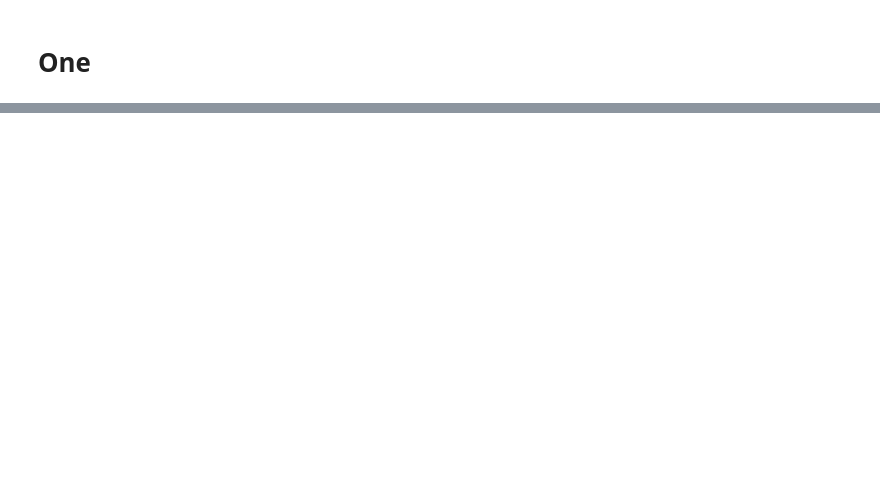
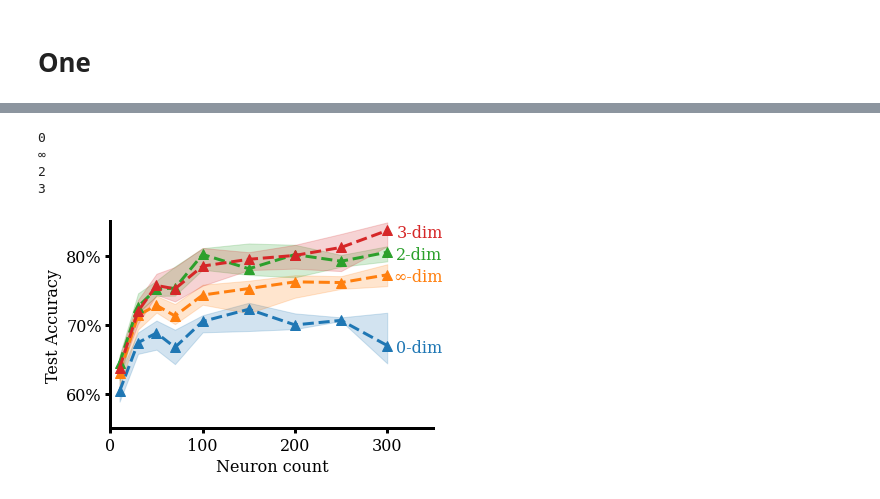
Before and after one commit to llandsmeer/spatial_snns, a Jupyter notebook: Plot.ipynb, the cells around one changed output, grey strips where cells are left out. Drawn from its saved outputs; the diff is of its cells as text; code cells hidden in the pictures; blank space fills up the shorter version.

```diff
--- a/Plot.ipynb
+++ b/Plot.ipynb
@@ -110,0 +92,63 @@ plt.legend()
+# %%
+take = [
+    '0', 'inf', '2', '3'
+    ]
+
+finalnormal = final[final.net.isin(take)]
+
+finalnormal
+
+ERR = False
+
+
+
+plt.xlabel('Neuron count')
+if ERR:
+    plt.ylim([0, 50])
+    plt.ylabel('Test Error')
+else:
+    plt.ylabel('Test Accuracy')
+    plt.ylim([55, 85])
+    plt.yticks([60, 70, 80], [f'{x}%' for x in [60, 70, 80]])
+plt.xticks([0, 100, 200, 300])
+plt.xlim([0, 350])
+
+
+
+
+# for net, sub in finalnormal.groupby('netspec'):
+for net in take:
+    sub = finalnormal[finalnormal.netspec == net]
+    sub = sub.sort_values('nhidden') # type: ignore
+    low = sub[['nhidden', 't1p']].groupby('nhidden').quantile(0.25)
+    high = sub[['nhidden', 't1p']].groupby('nhidden').quantile(0.75)
+    sub = sub[['nhidden', 't1p']].groupby('nhidden').median()
+    y = sub.t1p
+    if ERR: y = 100 - y
+    color = None
+    # if net == '0': color = 'black'
+    # elif net == 'inf': color = 'blue'
+    line,  = plt.plot(sub.index, y, '^--', label=net, color=color)
+    plt.fill_between(sub.index, low.t1p, high.t1p, color=line.get_color(), alpha=0.2)
+    net = net.replace('inf', '∞')
+    plt.text(
+        sub.index.values[-1]+60,
+        y.values[-1] - 0.3,
+        f'{net}-dim',
+        va='center',
+        ha='right',
+        color=line.get_color()
+    )
+    print(net)
+    plt.tight_layout()
+    plt.savefig(f'img/{net}-dim.svg')
+    plt.savefig(f'img/{net}-dim.png', dpi=300)
+
+#plt.legend(title='Network Dimensions', ncol=2)
+plt.show()
+# %% [output]
+0
+∞
+2
+3
+[figure, added]
```
Also changed, not shown: parts of 42 cells of this notebook.
